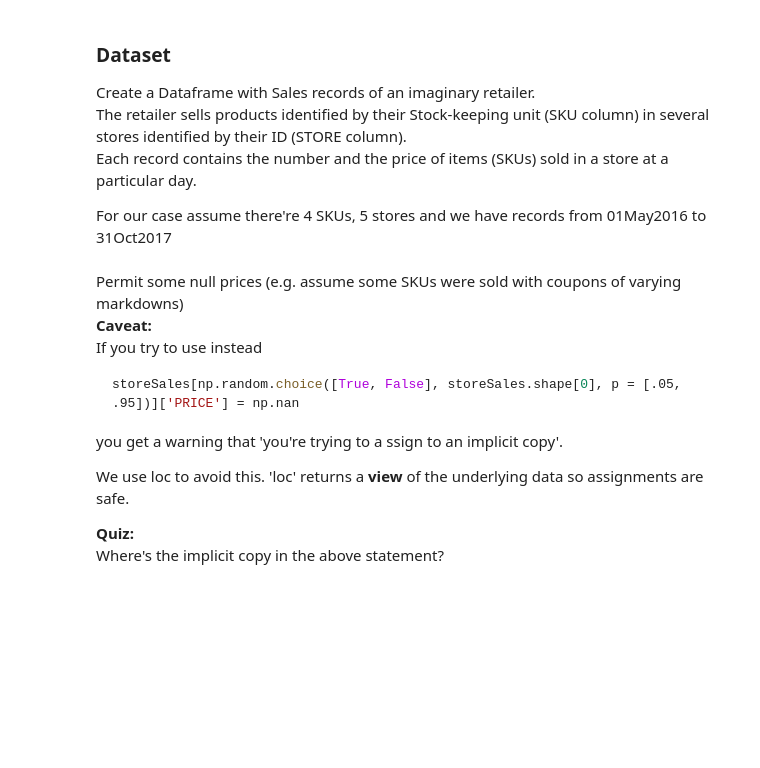
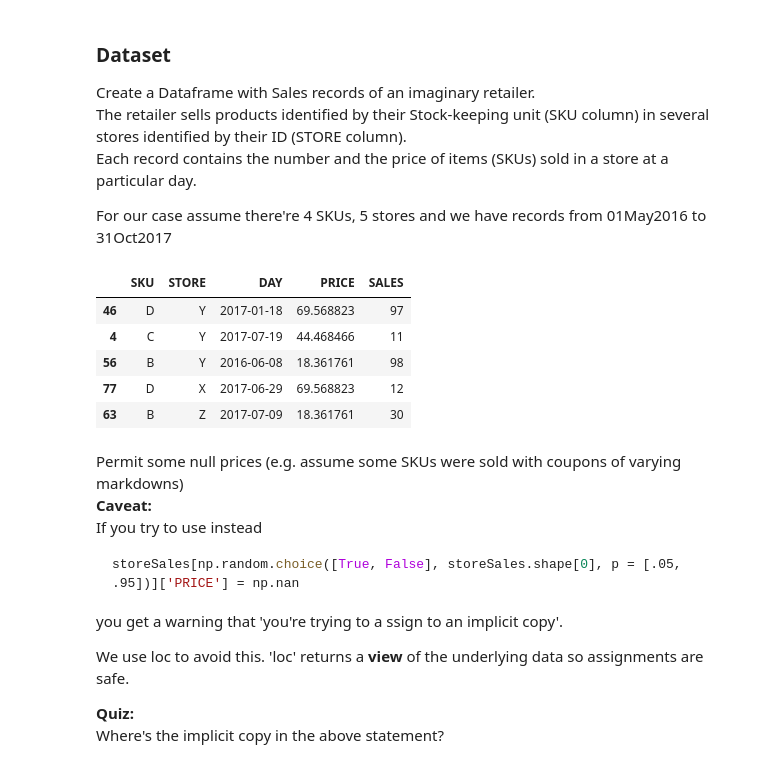
Before and after one commit to cmalliopoulos/PfBDAaML, a Jupyter notebook: pandas.ipynb, the cells around one changed output. Saved outputs shown, nothing was run; the diff lists cells and outputs as text; code cells hidden in the pictures; blank space fills up the shorter version.

```diff
--- a/pandas.ipynb
+++ b/pandas.ipynb
@@ -545,16 +565,25 @@ For our case assume there're 4 SKUs, 5 stores and we have records from 01May2016
 # %%
 # SKUs
 storeSales = pd.DataFrame(np.random.choice(list('ABCD'), 100), columns = ['SKU'])
 # Stores
 storeSales['STORE'] = np.random.choice(list('WXYZ'), 100)
 # Dates
 storeSales['DAY'] = np.random.choice(pd.date_range(start = dt(2016, 5, 1), end = dt(2017, 10, 31)), 100)
 #Price:
 prices = dict(zip(list('ABCD'), np.random.uniform(10, 100, 4)))
 storeSales['PRICE'] = storeSales['SKU'].map(prices)
 
 # Items sold. # Permit 0 sales on item
 storeSales['SALES'] = np.random.uniform(0, 100, 100).astype(int)
+
+storeSales.sample(5)
+# %% [output]
+|  | SKU | STORE | DAY | PRICE | SALES |
+| 46 | D | Y | 2017-01-18 | 69.568823 | 97 |
+| 4 | C | Y | 2017-07-19 | 44.468466 | 11 |
+| 56 | B | Y | 2016-06-08 | 18.361761 | 98 |
+| 77 | D | X | 2017-06-29 | 69.568823 | 12 |
+| 63 | B | Z | 2017-07-09 | 18.361761 | 30 |
 # %% [markdown]
 Permit some null prices (e.g. assume some SKUs were sold with coupons of varying markdowns)
 __Caveat:__
```
Also changed, not shown: parts of 5 cells of this notebook, 8 other files.
